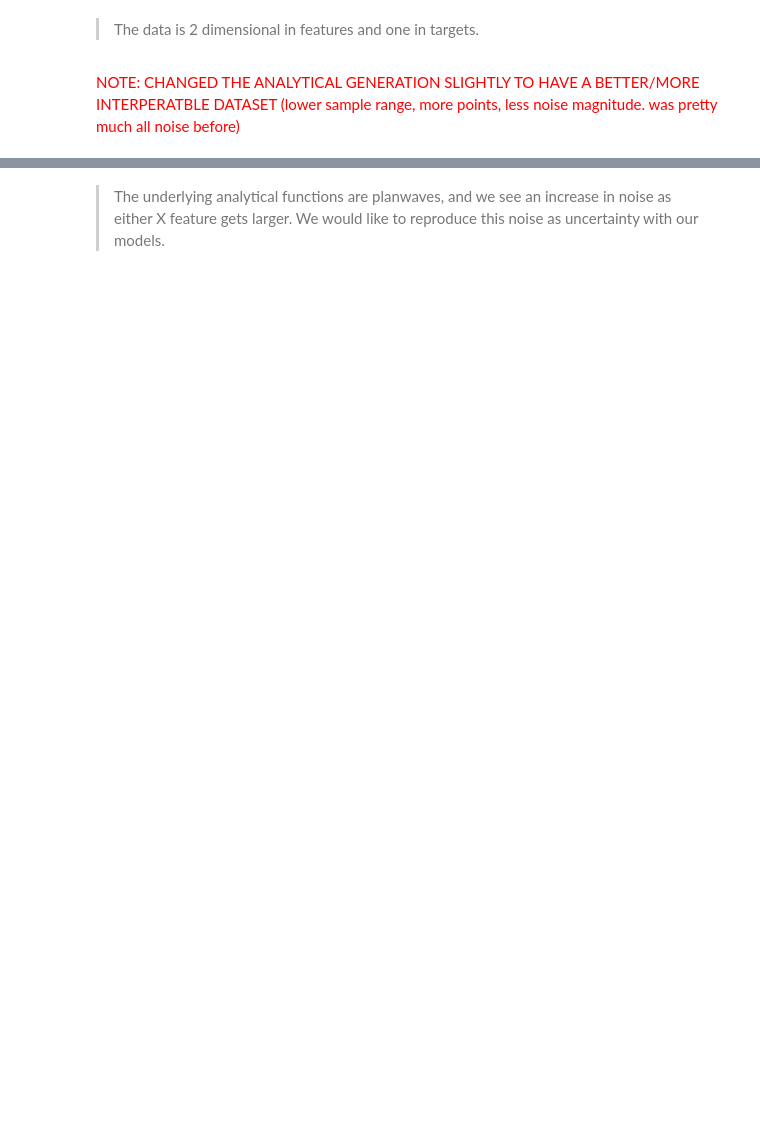
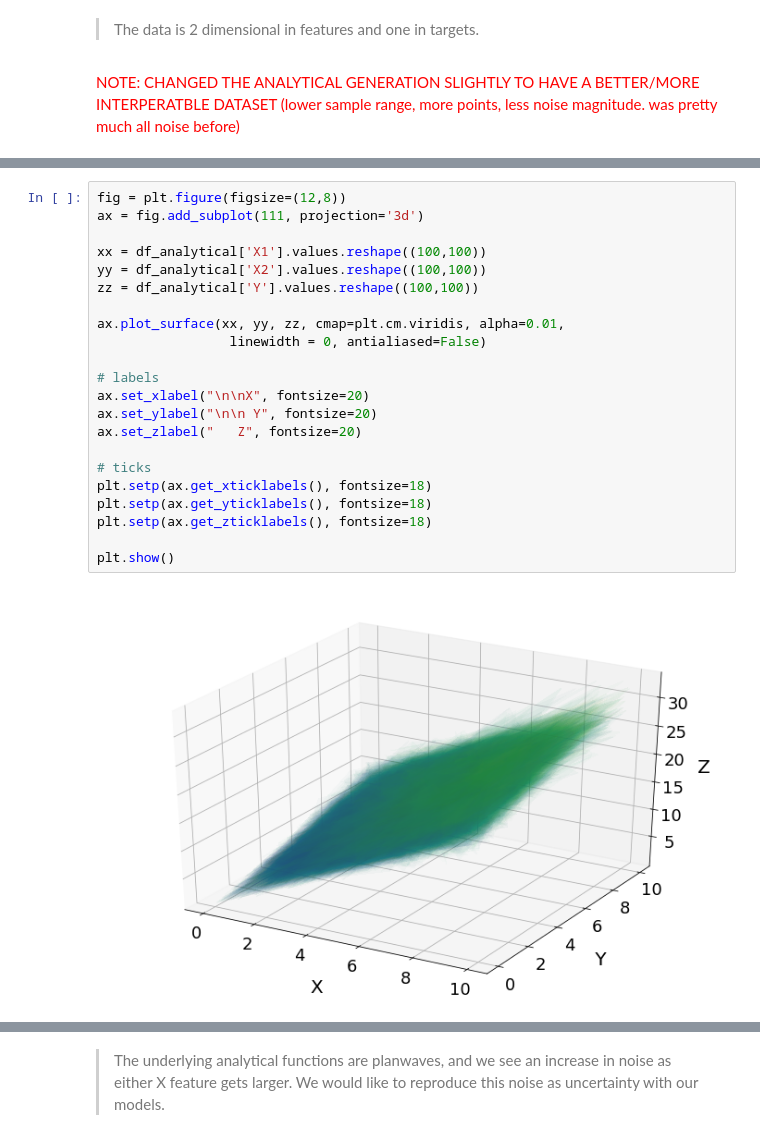
Before and after one commit to GANdy-team/GANdy, a Jupyter notebook: examples/Package_demo.ipynb, the cells around one changed output, grey strips where cells are left out. Drawn from its saved outputs; the diff is of its cells as text; blank space fills up the shorter version.

```diff
--- a/examples/Package_demo.ipynb
+++ b/examples/Package_demo.ipynb
@@ -62,0 +94,24 @@ plt.show()
+# %%
+fig = plt.figure(figsize=(12,8))
+ax = fig.add_subplot(111, projection='3d')
+
+xx = df_analytical['X1'].values.reshape((100,100))
+yy = df_analytical['X2'].values.reshape((100,100))
+zz = df_analytical['Y'].values.reshape((100,100))
+
+ax.plot_surface(xx, yy, zz, cmap=plt.cm.viridis, alpha=0.01,
+                 linewidth = 0, antialiased=False)
+
+# labels
+ax.set_xlabel("\n\nX", fontsize=20)
+ax.set_ylabel("\n\n Y", fontsize=20)
+ax.set_zlabel("   Z", fontsize=20)
+
+# ticks
+plt.setp(ax.get_xticklabels(), fontsize=18)
+plt.setp(ax.get_yticklabels(), fontsize=18)
+plt.setp(ax.get_zticklabels(), fontsize=18)
+
+plt.show()
+# %% [output]
+[figure, added]
```
Also changed, not shown: parts of 27 cells of this notebook.
